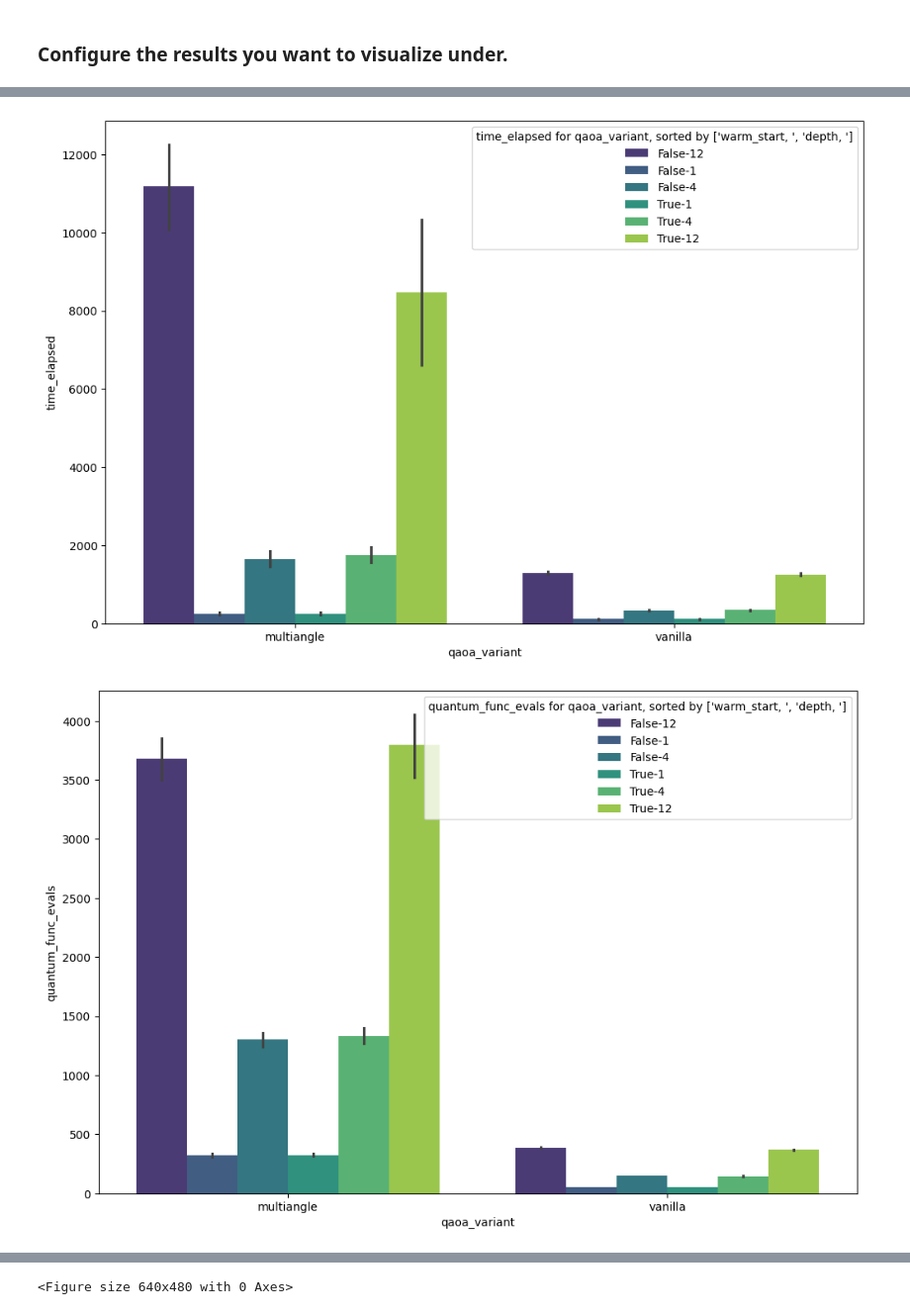
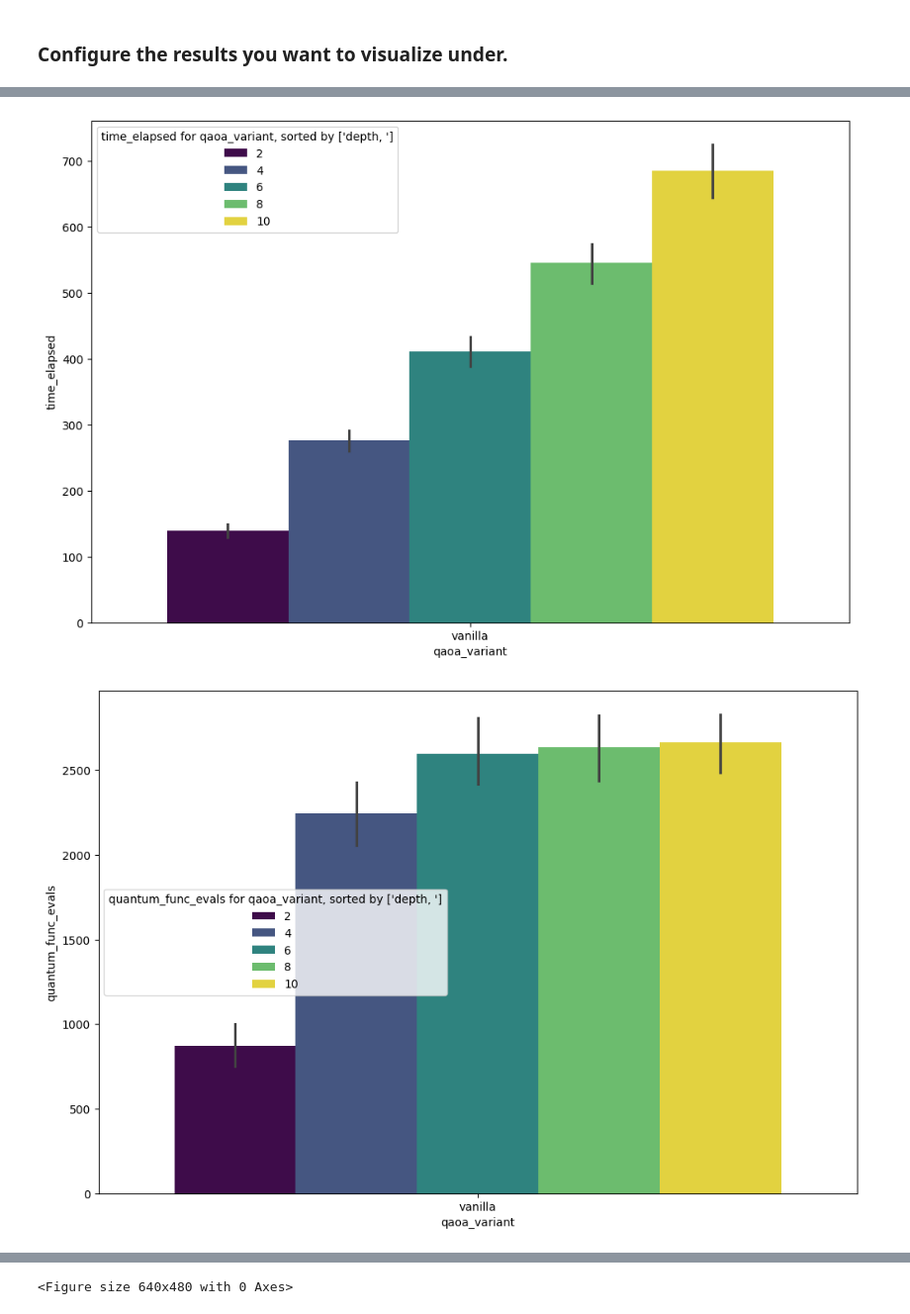
Before and after one commit to Smeidir/QAOA, a Jupyter notebook: results_visualizer.ipynb, the cells around one changed output, grey strips where cells are left out. Shown at 99% size. Drawn from its saved outputs; the diff is of its cells as text; code cells hidden in the pictures.

```diff
--- a/results_visualizer.ipynb
+++ b/results_visualizer.ipynb
@@ -71,15 +53,13 @@ Solution, objective value for graph >>graph6<<Hm~]x^^ is 7.0
 # %% [markdown]
 ### Configure the results you want to visualize under.
 # %%
-strings = ["results_papergraph_error_mitigation_{False, True}.csv",
-"results_papergraph_qaoa_variant_{'vanilla', 'multiangle'}_warm_start_{False, True}_depth_{1, 4}_error_mitigation_{False, True}.csv",
-"results_papergraph_qaoa_variant_{'vanilla', 'multiangle'}_warm_start_{False, True}_error_mitigation_{False, True}.csv",
-"results_papergraph_warm_start_{False, True}_depth_{1, 4}_error_mitigation_{False, True}.csv",
-"results_papergraph_warm_start_{False, True}_error_mitigation_{False, True}.csv"]
+strings = ["results_papergraph_depth_{2, 4, 6, 8, 10}_size_fixed.csv",
+"results_papergraph_depth_{2, 4, 6}.csv",
+"results_papergraph_depth_{8, 10}.csv"]
 
 for file in strings:
     try:
-        df = pd.read_csv(file, index_col=0)
+        df = pd.read_csv(file)
         print(f"File: {file}")
         print(df['graph_name'].value_counts())
         print("\n")
@@ -92,8 +72,8 @@ if len(strings) >1:
 else:
     results = pd.read_csv(strings[0],index_col=0)
 
-results['classic_value'] = results['graph_name'].map(dictionary)
+results['classic_value'] = np.sum(results['classic_solution'])
 results['ratio'] = results['quantum_obj_value']/results['classic_value']
 #rint(results.head())
-print(results.columns)
+print(results.head())
 # %% [output]
@@ -127,7 +107,7 @@ Index: []
 # %%
 y_values = ['ratio', 'time_elapsed', 'quantum_func_evals', 'percent_measure_optimal']
 x = 'qaoa_variant'
-hues = ['warm_start', 'depth']
+hues = ['depth']
 
 for y in y_values:
     visualize(results, y, x, hues, 'bar')
@@ -137,2 +117,2 @@ plt.tight_layout()
-[figure, old version]
+[figure, new version]
-[figure, old version]
+[figure, new version]
```
Also changed, not shown: parts of 4 cells of this notebook, 8 other files.
